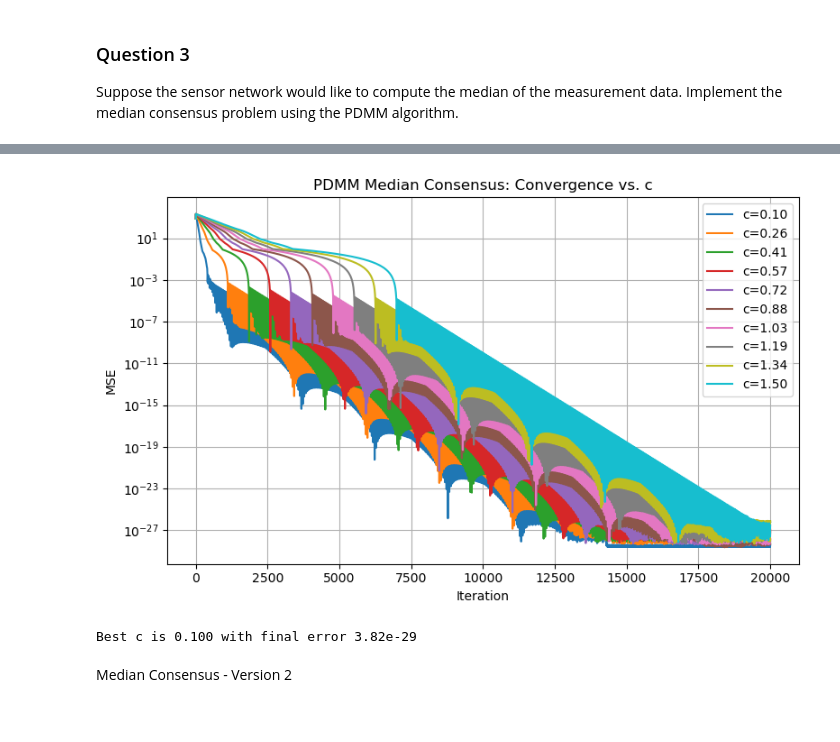
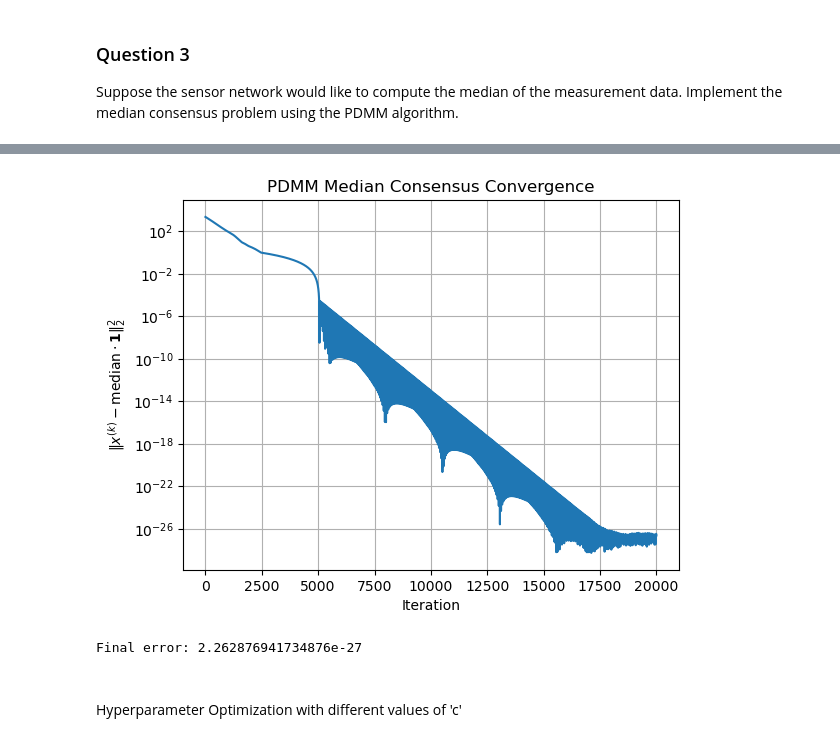
Before and after one commit to nish5180/Distributed_Signal_Processing_EE4540, a Jupyter notebook: distributed_project_git.ipynb, the cells around one changed output, grey strips where cells are left out. Saved outputs shown, nothing was run; the diff lists cells and outputs as text; code cells hidden in the pictures.

```diff
--- a/distributed_project_git.ipynb
+++ b/distributed_project_git.ipynb
@@ -438,0 +414,14 @@ True median: 46.0
+# %%
+# Plot Median Consensus
+
+x_history, error_mc, elapsed = pdmm_median_consensus(adj_matrix, sensor_values, c=1.09, iters=20000, seed=50)
+
+plt.semilogy(error_mc)
+plt.xlabel('Iteration')
+plt.ylabel(r"$\|x^{(k)} - \mathrm{median}\cdot\mathbf{1}\|_2^2$")
+plt.title('PDMM Median Consensus Convergence')
+plt.grid(True)
+plt.show()
+
+print(f"Final error: {error_mc[-1]}")
+# %% [output]
@@ -438,0 +429,5 @@ True median: 46.0
+[figure, added]
+Final error: 2.262876941734876e-27
+# %% [markdown]
+###
+Hyperparameter Optimization with different values of 'c'
@@ -439,6 +459,4 @@ True median: 46.0
 # %%
-# Test for best parameter c
-
 c_values = np.linspace(0.1, 1.5, 10)
 errors_vs_c = []
 final_errors = []
@@ -446,46 +464,8 @@ final_errors = []
 iters = 20000  # You can increase for smoother curves
 
 for c in c_values:
-    # --- INITIALIZE ---
-    x = s.astype(float).copy()
-    z = {(i, j): 0.0 for i in G for j in neighbors[i]}
-    error_mc = [np.mean((x - true_med)**2)]
-
-    for k in range(iters):
-        x_new = np.zeros_like(x)
-
-        # --- PRIMAL UPDATE (your three-case logic) ---
-        for i in range(n):
-            di = degrees[i]
-            if di == 0:
-                x_new[i] = s[i]
-                continue
-
-            sum_z = sum((1 if i < j else -1) * z[(i, j)] for j in neighbors[i])
-
-            bound_1 = (1 - sum_z) / (c * di)
-            bound_2 = (-1 - sum_z) / (c * di)
-
-            lower_bound = min(bound_1, bound_2)
-            upper_bound = max(bound_1, bound_2)
-
-            if s[i] < lower_bound:
-                x_new[i] = lower_bound
-            elif s[i] > upper_bound:
-                x_new[i] = upper_bound
-            else:
-                x_new[i] = s[i]
-
-        # --- DUAL UPDATE (your logic) ---
-        old_z = z.copy()
-        for i in range(n):
-            for j in neighbors[i]:
-                A_ij = 1 if i < j else -1
-                z[(j, i)] = 0.5 * old_z[(j, i)] + 0.5 * (old_z[(i, j)] + 2 * c * A_ij * x_new[i])
-
-        x = x_new
-        error_mc.append(np.mean((x - true_med) ** 2))
-
+    # Call your function (no need to manually re-initialize anything)
+    x_final, error_mc, elapsed = pdmm_median_consensus(adj_matrix, sensor_values, c=c, iters=iters, seed=50, verbose=False)
     errors_vs_c.append(error_mc)
     final_errors.append(error_mc[-1])
 
@@ -493,8 +473,8 @@ for c in c_values:
 plt.figure(figsize=(8, 5))
 for idx, c in enumerate(c_values):
     plt.semilogy(errors_vs_c[idx], label=f"c={c:.2f}")
-plt.xlabel("Iteration")
-plt.ylabel("MSE")
+plt.xlabel("Iterations")
+plt.ylabel(r"$\frac{1}{n}\|x^{(k)} - \mathrm{median}\cdot\mathbf{1}\|_2^2$")
 plt.title("PDMM Median Consensus: Convergence vs. c")
 plt.legend()
 plt.grid(True)
@@ -504,8 +484,3 @@ plt.show()
 # === Report best c
 best_c_idx = np.argmin(final_errors)
 print(f"Best c is {c_values[best_c_idx]:.3f} with final error {final_errors[best_c_idx]:.2e}")
-# %% [output]
-[figure, removed]
-Best c is 0.100 with final error 3.82e-29
-# %% [markdown]
-Median Consensus - Version 2
```
Also changed, not shown: parts of 24 cells of this notebook.
